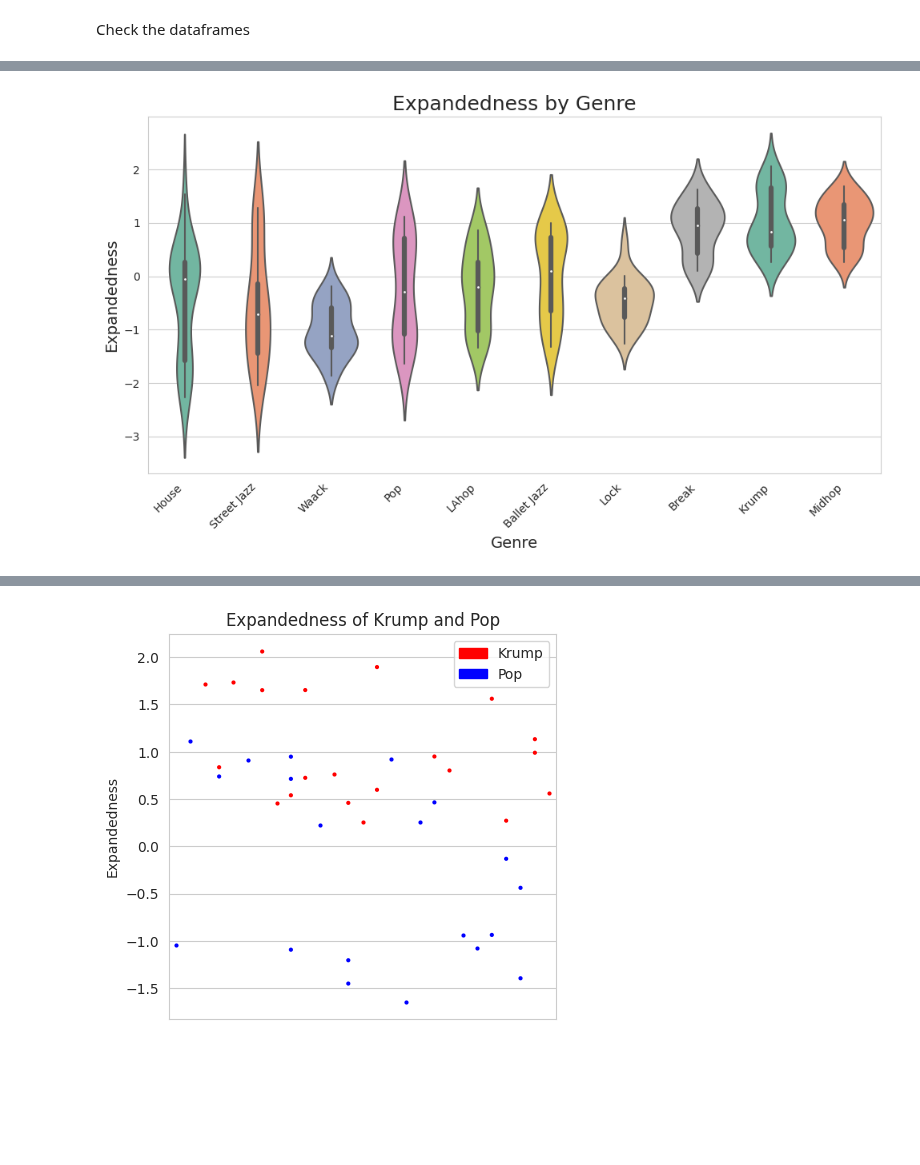
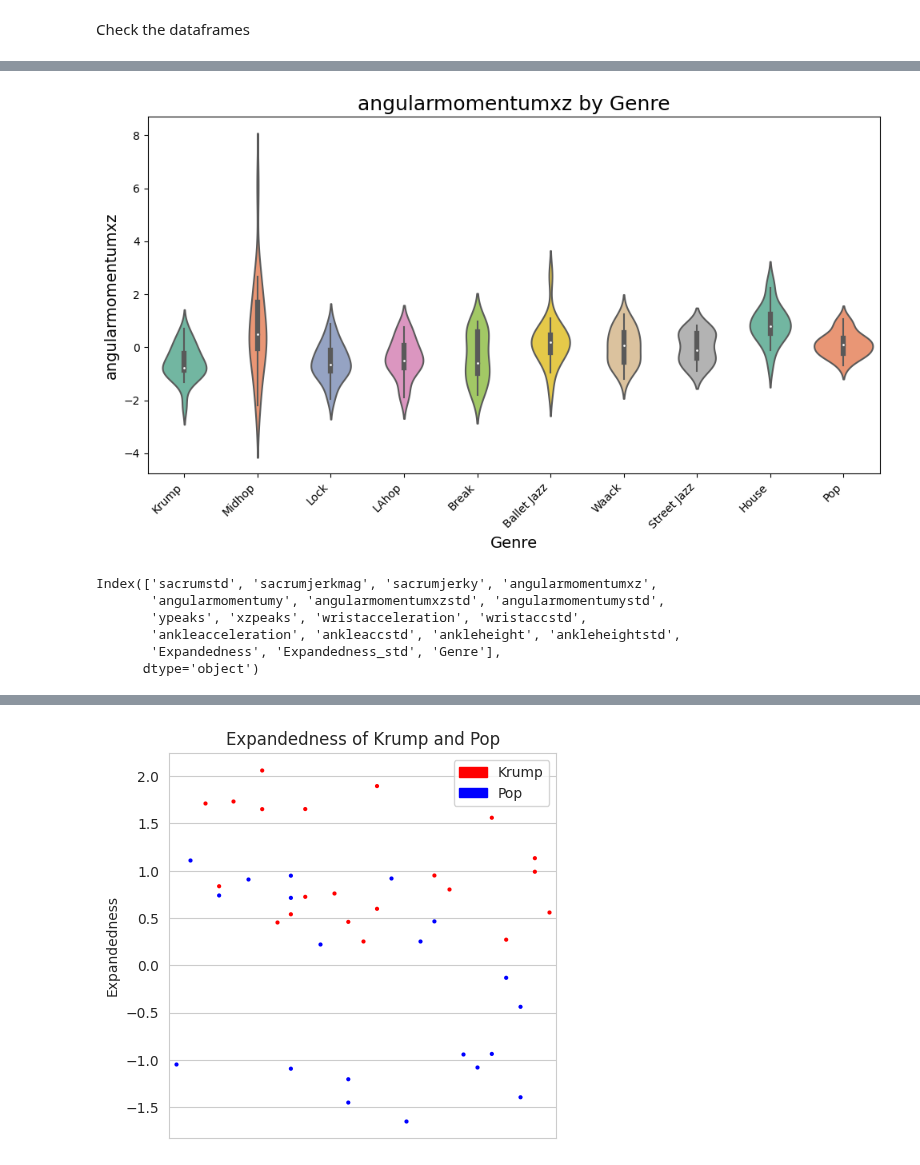
Before and after one commit to tBenBaker/MovementClassifier, a Jupyter notebook: DanceProj1/notebooks/01_dancedatafeatures.ipynb, the cells around one changed output, grey strips where cells are left out. Drawn from its saved outputs; the diff is of its cells as text; code cells hidden in the pictures; blank space fills up the shorter version.

```diff
--- a/DanceProj1/notebooks/01_dancedatafeatures.ipynb
+++ b/DanceProj1/notebooks/01_dancedatafeatures.ipynb
@@ -106,9 +94,13 @@ dfASJazz_scaled = grouped.get_group('Street Jazz').drop(['Genre'], axis=1)
 # %%
-#scatter plot of Expandedness on y axis, dance genre on X axis
-sns.set_style('whitegrid')
-plt.figure(figsize=(10,10))
-sns.scatterplot(data=dfFM_scaled[['Expandedness', 'Genre']].sort_values(by='Expandedness'), x='Genre', y='Expandedness', hue='Genre', size=3)
-plt.title('Expandedness by Genre')
-#plt.savefig('../plots/feature_plots/Expandednessscatter.png')
+#Violion plot of Expandedness on y axis, dance genre on X axis, ordered by expandedness
+plt.figure(figsize=(10, 6))
+colors = sns.color_palette('Set2', n_colors=10)
+sns.violinplot(data=dfFM_scaled.sort_values(by='Expandedness'), x='Genre', y='Expandedness', palette=colors)
+plt.title('Expandedness by Genre', fontsize=18)
+plt.xlabel('Genre', fontsize=14)
+plt.ylabel('Expandedness', fontsize=14)
+plt.xticks(rotation=45, ha='right')
+plt.tight_layout()
+#plt.savefig('../plots/feature_plots/Expandednessviolin.png')
 plt.show()
 # %% [output]
@@ -116,14 +108,21 @@ plt.show()
 # %%
-#Violion plot of Expandedness on y axis, dance genre on X axis, ordered by expandedness
+#Violion plot of angularmomentumxz on y axis, dance genre on X axis, ordered by angularmomentumxz
 plt.figure(figsize=(10, 6))
 colors = sns.color_palette('Set2', n_colors=10)
-sns.violinplot(data=dfFM_scaled.sort_values(by='Expandedness'), x='Genre', y='Expandedness', palette=colors)
-plt.title('Expandedness by Genre', fontsize=18)
+sns.violinplot(data=dfFM_scaled.sort_values(by='angularmomentumxz'), x='Genre', y='angularmomentumxz', palette=colors)
+plt.title('angularmomentumxz by Genre', fontsize=18)
 plt.xlabel('Genre', fontsize=14)
-plt.ylabel('Expandedness', fontsize=14)
+plt.ylabel('angularmomentumxz', fontsize=14)
 plt.xticks(rotation=45, ha='right')
 plt.tight_layout()
-plt.savefig('../plots/feature_plots/Expandednessviolin.png')
+#plt.savefig('../plots/feature_plots/angularmomentumxzviolin.png')
 plt.show()
+dfFM_scaled.columns
 # %% [output]
-[figure, old version]
+[figure, new version]
+Index(['sacrumstd', 'sacrumjerkmag', 'sacrumjerky', 'angularmomentumxz',
+       'angularmomentumy', 'angularmomentumxzstd', 'angularmomentumystd',
+       'ypeaks', 'xzpeaks', 'wristacceleration', 'wristaccstd',
+       'ankleacceleration', 'ankleaccstd', 'ankleheight', 'ankleheightstd',
+       'Expandedness', 'Expandedness_std', 'Genre'],
+      dtype='object')
```
Also changed, not shown: parts of 19 cells of this notebook, 4 other files.
